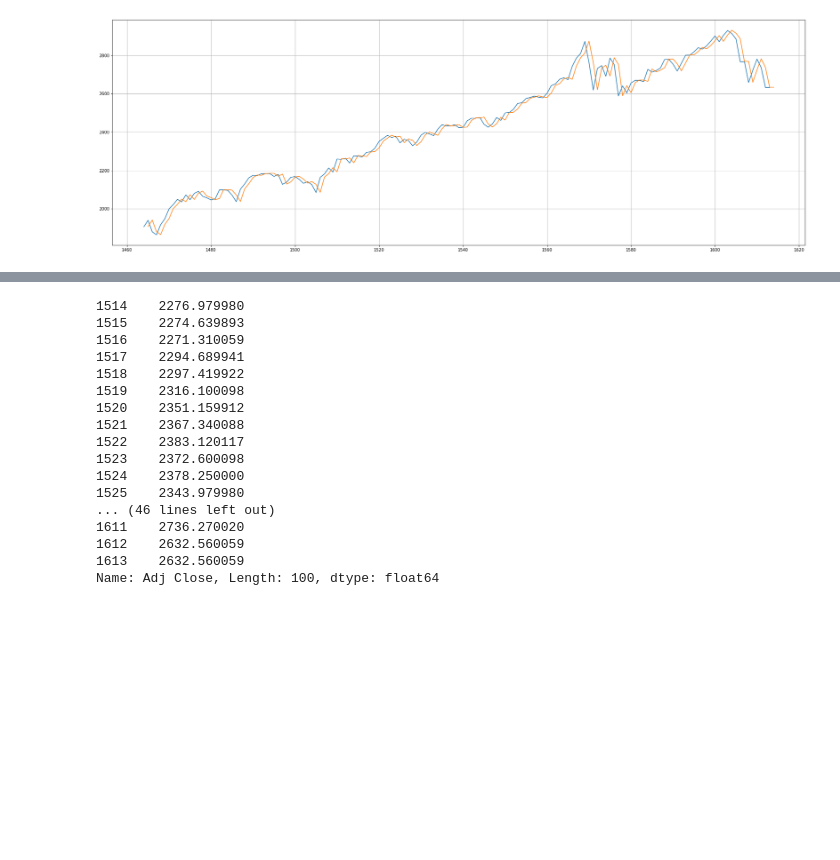
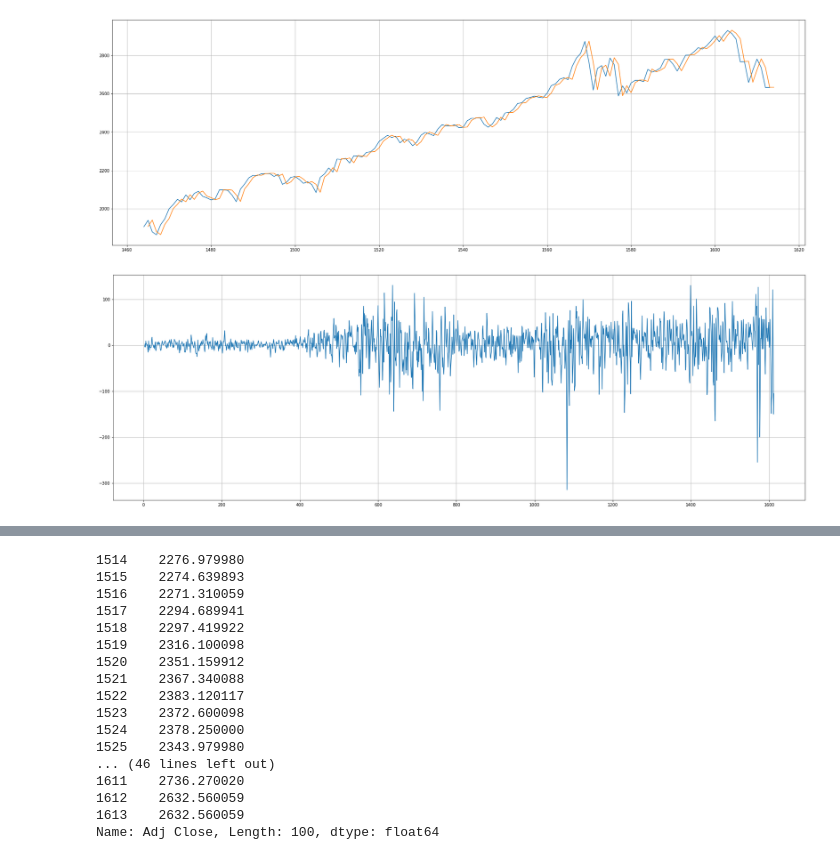
Before and after one commit to weiweiECNU/QBUS, a Jupyter notebook: qbus6840_19_2/assignment1/assignment1.ipynb, the cells around one changed output, grey strips where cells are left out. Drawn from its saved outputs; the diff is of its cells as text; code cells hidden in the pictures; blank space fills up the shorter version.

```diff
--- a/qbus6840_19_2/assignment1/assignment1.ipynb
+++ b/qbus6840_19_2/assignment1/assignment1.ipynb
@@ -140,6 +160,10 @@ plot_close([data, drift])
 plot_close([data[-150:], drift[-150:]])
 # %% [output]
 [figure]
+# %%
+plot_close([(data - drift)])
+# %% [output]
+[figure, added]
 # %%
 plot_close([(data - drift)[-100:]])
 # %% [output]
```
Also changed, not shown: parts of 2 cells of this notebook.
